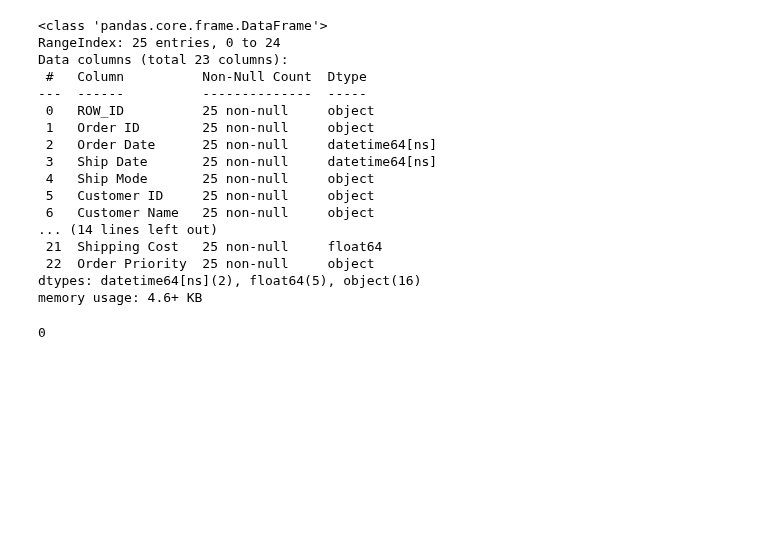
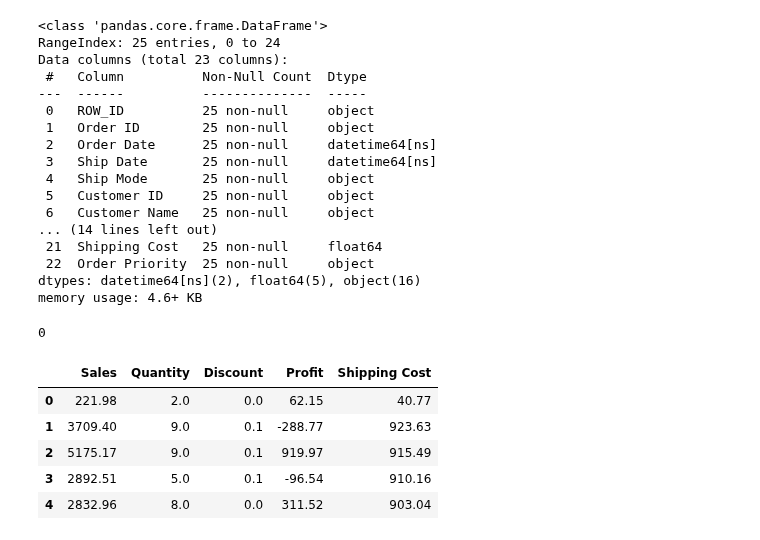
Before and after one commit to Lenmbugua/Analytics-Practice-Datasets, a Jupyter notebook: GlobalSuperstore.ipynb, the cells around one changed output. Cells and saved outputs as stored; diff of their text form; code cells hidden in the pictures; blank space fills up the shorter version.

```diff
--- a/GlobalSuperstore.ipynb
+++ b/GlobalSuperstore.ipynb
@@ -218,2 +218,13 @@ df['Order Date']
 # %% [output]
 0
+# %%
+#Clean Numeric columns
+numeric_columns = ['Sales','Quantity','Discount','Profit','Shipping Cost']
+df[numeric_columns].head()
+# %% [output]
+|  | Sales | Quantity | Discount | Profit | Shipping Cost |
+| 0 | 221.98 | 2.0 | 0.0 | 62.15 | 40.77 |
+| 1 | 3709.40 | 9.0 | 0.1 | -288.77 | 923.63 |
+| 2 | 5175.17 | 9.0 | 0.1 | 919.97 | 915.49 |
+| 3 | 2892.51 | 5.0 | 0.1 | -96.54 | 910.16 |
+| 4 | 2832.96 | 8.0 | 0.0 | 311.52 | 903.04 |
```
Also changed, not shown: parts of 8 cells of this notebook.
